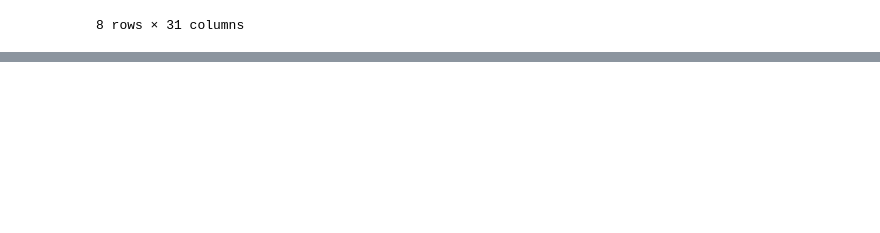
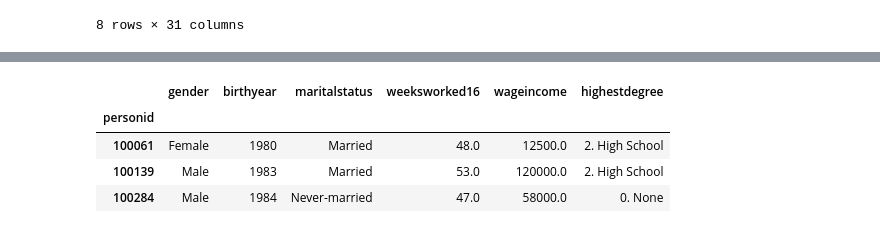
Before and after one commit to alextanhongpin/data-cleaning-and-exploration-with-machine-learning, a Jupyter notebook: 01-basic.ipynb, the cells around one changed output, grey strips where cells are left out. Cells and saved outputs as stored; diff of their text form; code cells hidden in the pictures; blank space fills up the shorter version.

```diff
--- a/01-basic.ipynb
+++ b/01-basic.ipynb
@@ -48,3 +48,16 @@ nls97.describe()
 | 75% | 10.000000 | 1983.000000 | 16.000000 | 3.000000 | 0.000000 | 62000.000000 | 8.000000 | ... |
 | max | 12.000000 | 1984.000000 | 95.000000 | 9.000000 | 12.000000 | 235884.000000 | 20.000000 | ... |
 8 rows × 31 columns
+# %%
+# Demographic and employment data columns
+democolumns = [
+    "gender",
+    "birthyear",
+    "maritalstatus",
+    "weeksworked16",
+    "wageincome",
+    "highestdegree",
+]
+
+nls97demo = nls97[democolumns]
+nls97demo.index.name  # New dataframe retains the index of old data frame.
@@ -50,0 +88,21 @@ nls97.describe()
+# %%
+## Select first N rows.
+# nls97demo[:3]
+# nls97demo.head(3)
+
+## Select last N rows.
+# nls97demo[-3:]
+# nls97demo.tail(3)
+
+## Select by index personid
+# nls97demo.loc[[195884, 195891, 195970]]
+# nls97demo.loc[[195884:195970]]
+
+## Select by position (similar as array)
+nls97demo.iloc[[0, 1, 2]]
+# %% [output]
+|  | gender | birthyear | maritalstatus | weeksworked16 | wageincome | highestdegree |
+| personid |  |  |  |  |  |  |
+| 100061 | Female | 1980 | Married | 48.0 | 12500.0 | 2. High School |
+| 100139 | Male | 1983 | Married | 53.0 | 120000.0 | 2. High School |
+| 100284 | Male | 1984 | Never-married | 47.0 | 58000.0 | 0. None |
```
Also changed, not shown: parts of 21 cells of this notebook.
